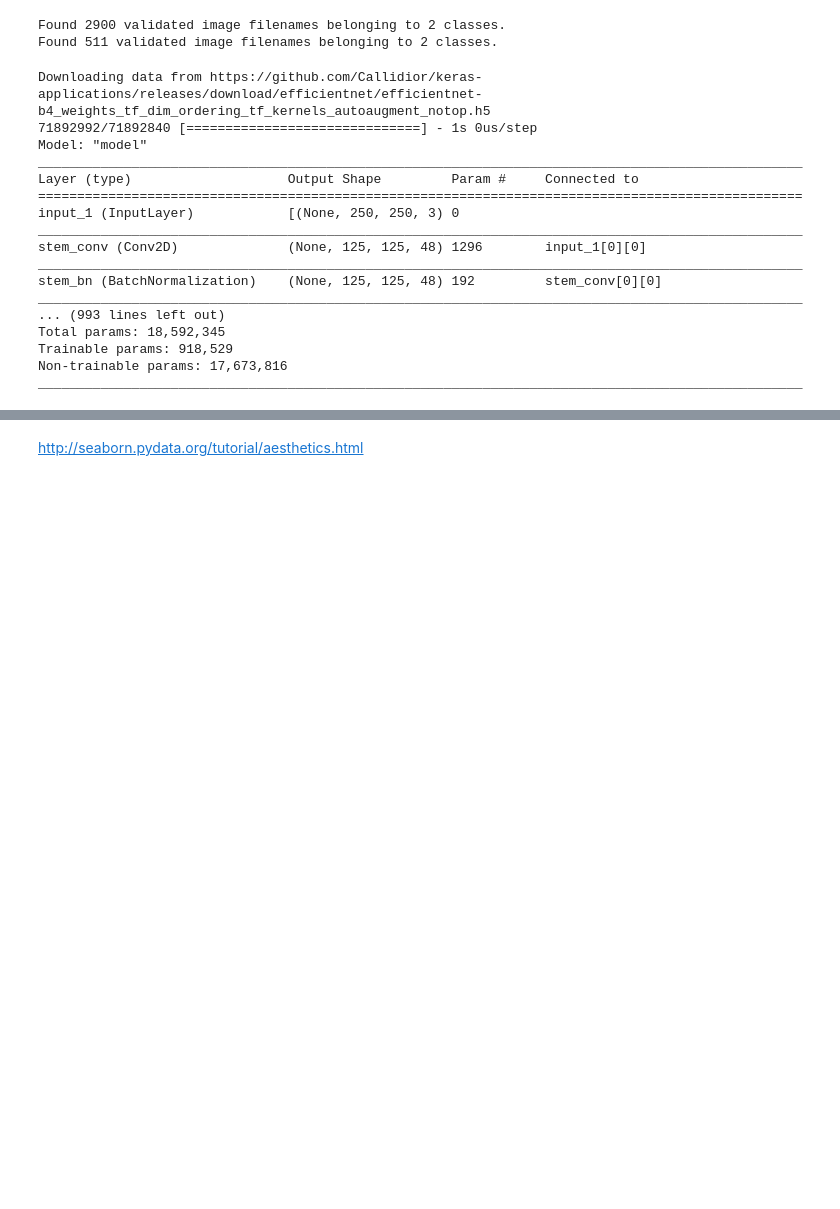
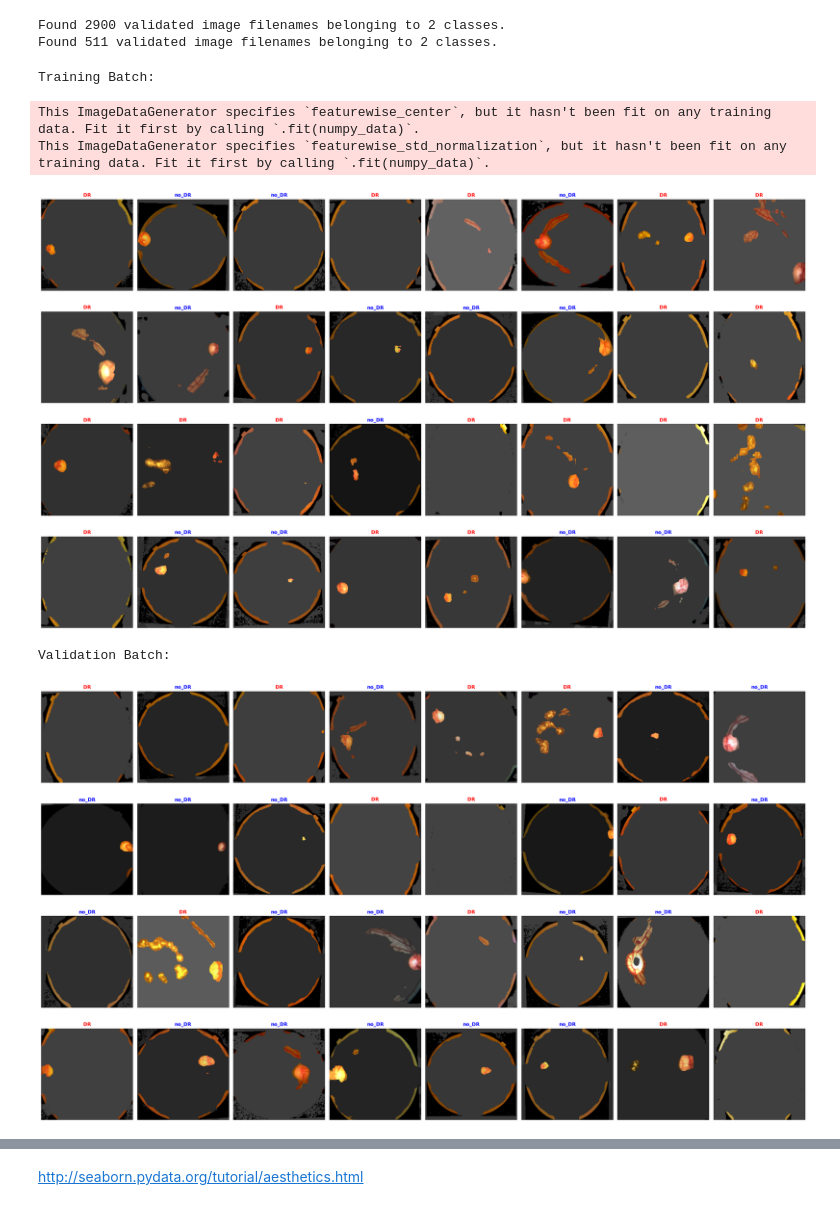
Before and after one commit to SourLemon23/Eye-Net, a Jupyter notebook: Classifiers.ipynb, the cells around one changed output, grey strips where cells are left out. Drawn from its saved outputs; the diff is of its cells as text; code cells hidden in the pictures; blank space fills up the shorter version.

```diff
--- a/Classifiers.ipynb
+++ b/Classifiers.ipynb
@@ -122,0 +262,27 @@ plot_classes(train_data)
+# %%
+# cv2's StaticSaliencyFineGrained_create() did not work for fundus scans
+# static doesn't work great either
+def static_spectral_saliency(generator_image):
+    gen_image = generator_image.copy()
+    grayscale_img = cv2.cvtColor(generator_image, cv2.COLOR_BGR2GRAY)
+
+    saliency = cv2.saliency.StaticSaliencySpectralResidual_create()
+    (success, saliencyMap) = saliency.computeSaliency(grayscale_img)
+    saliencyMap_3d = np.repeat(saliencyMap[:, :, np.newaxis], repeats=3, axis=2)
+    mask = saliencyMap_3d.copy()
+
+    # Same: thresh_map = cv2.threshold(saliency_map.astype(np.uint8), 0, 255, cv2.THRESH_BINARY | cv2.THRESH_OTSU)[1]
+    thresh_map = cv2.threshold((saliencyMap * 255).astype(np.uint8), 0, 255, cv2.THRESH_BINARY + cv2.THRESH_OTSU)[1]
+    contours, hierarchy = cv2.findContours(thresh_map, cv2.RETR_TREE, cv2.CHAIN_APPROX_SIMPLE)
+
+    body_mask = np.zeros((IMG_HEIGHT, IMG_WIDTH), dtype=np.uint8)
+    cv2.drawContours(mask, contours, -1, (0,255,0), 3)
+    cv2.drawContours(body_mask, contours, -1, 1, -1)
+    body_mask = body_mask.astype(bool)
+    bg_mask = (~body_mask) & (gen_image > 0)[:, :, 0]
+    dark_bg_mask = bg_mask & (~thresh_map)
+    bg_mean = np.mean(gen_image[dark_bg_mask])
+    gen_image[bg_mask] = bg_mean
+
+    # return gen_image, saliencyMap, mask, thresh_map
+    return gen_image
@@ -133,8 +335,8 @@ data_gen = ImageDataGenerator(validation_split=VALIDATION_SPLIT,
                               height_shift_range=0.03,     # Randomly shift the image up/down
                               fill_mode='constant',        # Filling mode for points outside boundaries
                               cval=60,                     # Value used for points outside the boundaries
-                              brightness_range=(0.9, 1.1)) # Randomly adjust the brightness
-                            #  preprocessing_function for filters (if have time)
+                              brightness_range=(0.9, 1.1), # Randomly adjust the brightness
+                              preprocessing_function=static_spectral_saliency)
 # %%
 training_generator = data_gen.flow_from_dataframe(train_data, directory = dataset_dir,
                                                     subset = "training",
@@ -194,12 +418,18 @@ def visualize_augmentations(data_generator):
 
     plt.show()
 # %%
-# # run this cell once in a while to make sure the images are correct
-# print('Training Batch:')
-# visualize_augmentations(training_generator)
+print('Training Batch:')
+visualize_augmentations(training_generator)
 
-# print('\nValidation Batch:')
-# visualize_augmentations(validation_generator)
+print('\nValidation Batch:')
+visualize_augmentations(validation_generator)
+# %% [output]
+Training Batch:
+This ImageDataGenerator specifies `featurewise_center`, but it hasn't been fit on any training data. Fit it first by calling `.fit(numpy_data)`.
+This ImageDataGenerator specifies `featurewise_std_normalization`, but it hasn't been fit on any training data. Fit it first by calling `.fit(numpy_data)`.
+[figure, added]
+Validation Batch:
+[figure, added]
 # %%
 def create_model(print_summary=False):
     # Instantiate a base model with pre-trained weights
@@ -287,23 +519,5 @@ def evaluate_model(history):
     print('final f1-score: ' + f1_score)
     print('f1-score' + ': {} ± {}'.format(avg, se))
 # %%
-model = create_model(print_summary=True)
+model = create_model(print_summary=False)
 compile_model(model)
-# %% [output]
-Downloading data from https://github.com/Callidior/keras-applications/releases/download/efficientnet/efficientnet-b4_weights_tf_dim_ordering_tf_kernels_autoaugment_notop.h5
-71892992/71892840 [==============================] - 1s 0us/step
-Model: "model"
-__________________________________________________________________________________________________
-Layer (type)                    Output Shape         Param #     Connected to
-==================================================================================================
-input_1 (InputLayer)            [(None, 250, 250, 3) 0
-__________________________________________________________________________________________________
-stem_conv (Conv2D)              (None, 125, 125, 48) 1296        input_1[0][0]
-__________________________________________________________________________________________________
-stem_bn (BatchNormalization)    (None, 125, 125, 48) 192         stem_conv[0][0]
-__________________________________________________________________________________________________
-... (993 lines left out)
-Total params: 18,592,345
-Trainable params: 918,529
-Non-trainable params: 17,673,816
-__________________________________________________________________________________________________
```
Also changed, not shown: parts of 59 cells of this notebook.
